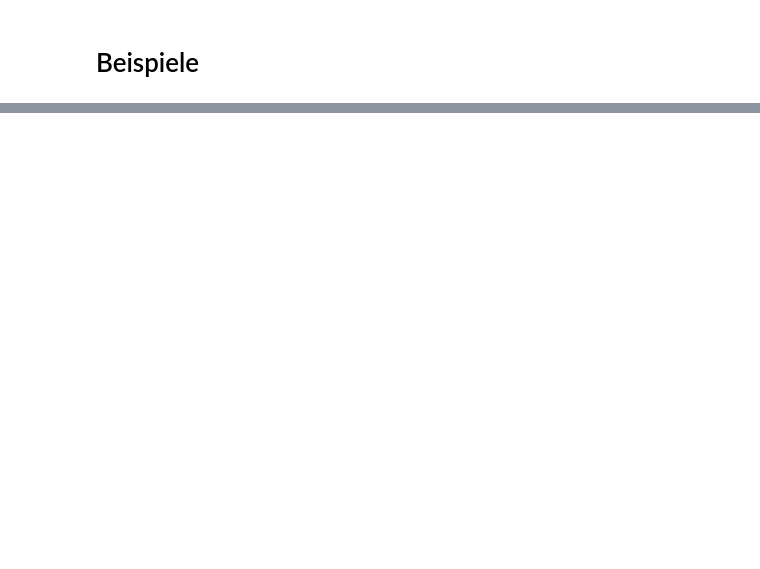
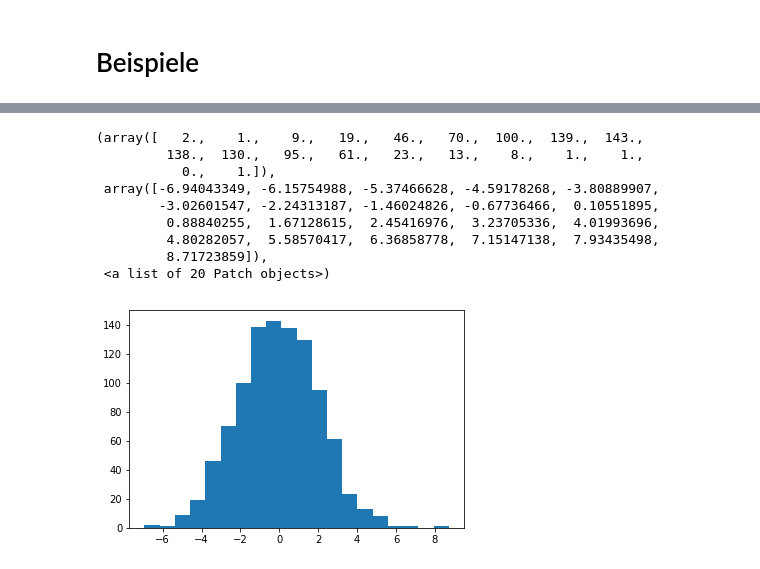
Before and after one commit to annikathiel/PythonLecture_WS1920, a Jupyter notebook: Vorlesung_01_Python_Introduction.ipynb, the cells around one changed output, grey strips where cells are left out. Saved outputs shown, nothing was run; the diff lists cells and outputs as text; code cells hidden in the pictures; blank space fills up the shorter version.

```diff
--- a/Vorlesung_01_Python_Introduction.ipynb
+++ b/Vorlesung_01_Python_Introduction.ipynb
@@ -113,0 +133,21 @@ for possiblePrime in range(2, 100):
+# %%
+import numpy as np
+import numpy.random as nr
+import matplotlib.pyplot as plt
+
+n = nr.normal(scale=2.0, size=1000)
+
+# plot histogram with 20 bins whose location
+# are determined automatically here.
+plt.hist(n, bins=20)
+# %% [output]
+(array([   2.,    1.,    9.,   19.,   46.,   70.,  100.,  139.,  143.,
+         138.,  130.,   95.,   61.,   23.,   13.,    8.,    1.,    1.,
+           0.,    1.]),
+ array([-6.94043349, -6.15754988, -5.37466628, -4.59178268, -3.80889907,
+        -3.02601547, -2.24313187, -1.46024826, -0.67736466,  0.10551895,
+         0.88840255,  1.67128615,  2.45416976,  3.23705336,  4.01993696,
+         4.80282057,  5.58570417,  6.36858778,  7.15147138,  7.93435498,
+         8.71723859]),
+ <a list of 20 Patch objects>)
+[figure, added]
```
Also changed, not shown: parts of 18 cells of this notebook.
